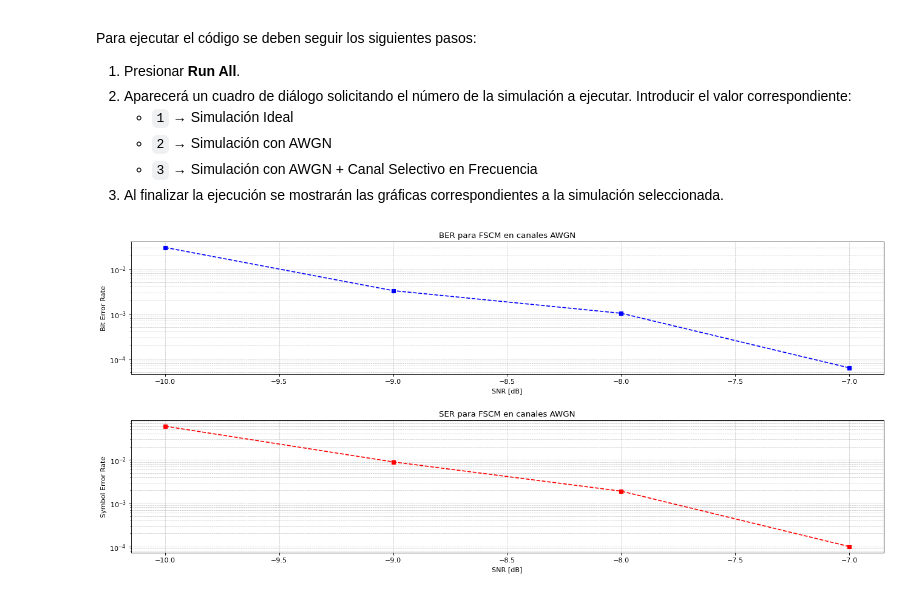
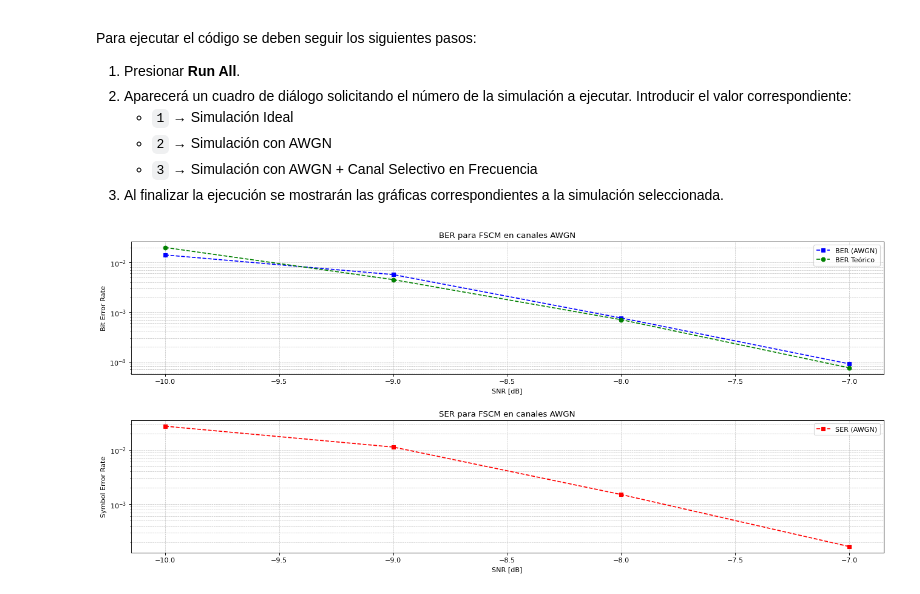
Before and after one commit to SantiagoAlasia/ProyectoIntegrador-ComDig, a Jupyter notebook: ProyectoIntegrador-ComDig.ipynb, the cells around one changed output. Saved outputs shown, nothing was run; the diff lists cells and outputs as text; code cells hidden in the pictures.

```diff
--- a/ProyectoIntegrador-ComDig.ipynb
+++ b/ProyectoIntegrador-ComDig.ipynb
@@ -317,21 +317,27 @@ def ruido_awgn(señal, snr_db):
 
     return  señal + ruido
 # %%
-def print_grafica_ber_ser(bers, sers, rango_snr_db):
+def print_grafica_ber_ser(bers, sers, rango_snr_db, bersTeo=None):
     plt.figure(figsize=(20,8), dpi= 80, facecolor='w', edgecolor='k')
     plt.subplot(2,1,1)
     plt.semilogy(rango_snr_db, bers, 's--b', label='BER (AWGN)')
+
+    if bersTeo is not None:
+        plt.semilogy(rango_snr_db, bersTeo, 'o--g', label='BER Teórico')
+
     plt.xlabel('SNR [dB]')
     plt.ylabel('Bit Error Rate')
     plt.title('BER para FSCM en canales AWGN')
-
     plt.grid(True, which='both', linestyle='--', linewidth=0.5)
+    plt.legend()
 
     plt.subplot(2,1,2)
     plt.semilogy(rango_snr_db, sers, 's--r', label='SER (AWGN)')
     plt.xlabel('SNR [dB]')
     plt.ylabel('Symbol Error Rate')
     plt.title('SER para FSCM en canales AWGN')
+    plt.grid(True, which='both', linestyle='--', linewidth=0.5)
+    plt.legend()
 
     plt.subplots_adjust(left=0.125,
                 bottom=0.1,
@@ -340,8 +346,6 @@ def print_grafica_ber_ser(bers, sers, rango_snr_db):
                 wspace=0.2,
                 hspace=0.35)
 
-    plt.grid(True, which='both', linestyle='--', linewidth=0.5)
-
     plt.show()
 # %% [markdown]
 ## CANAL SELECTIVO EN FRECUENCIA
@@ -598,42 +602,46 @@ elif tipoDeSimulacion == 2:
     BERS = np.zeros(4, dtype=float)   # Array de 4 BER, cada uno correspondiente a cada SNR del array rango_snr_db
     SERS = np.zeros(4, dtype=float)    # Array de 4 SER, cada uno correspondiente a cada SNR del array rango_snr_db
 
-    numSimulaciones = np.array([100, 1000, 10000, 100000])        # Cantidad de simulaciones por valor de SNR
+    BERS_T = np.array([0.02, 0.0045, 0.0007, 0.000075]) # Array de 4 BER mecionodos en el paper, cada uno correspondiente a cada SNR del array rango_snr_db
+
+    numSimulaciones = np.array([1000, 10000, 100000, 250000])        # Cantidad de simulaciones por valor de SNR
     i = 0
 
     for snr_db in tqdm(rango_snr_db, desc=">> Simulacion con Ruido AWGN"):
         SER, BER = simulacion_con_awgn(SF, BW, snr_db, numSimulaciones[i])
 
         SERS[i] = SER
         BERS[i] = BER
 
         i += 1
 
-    print_grafica_ber_ser(BERS, SERS, rango_snr_db)
+    print_grafica_ber_ser(BERS, SERS, rango_snr_db, BERS_T)
 
 elif tipoDeSimulacion == 3:
     ## Simulacion con canal selectivo en frecuencia
     SF = 7    # Spreading Factor para esta simulacion
     BW = 2 ** SF    # Ancho de banda, en el paper se define como 2 ** SF
     rango_snr_db = np.arange(-9, -2, 1)
 
-    BERS = np.zeros(7, dtype=float)   # Array de 4 BER, cada uno correspondiente a cada SNR del array rango_snr_db
-    SERS = np.zeros(7, dtype=float)    # Array de 4 SER, cada uno correspondiente a cada SNR del array rango_snr_db
+    BERS = np.zeros(7, dtype=float)   # Array de 7 BER, cada uno correspondiente a cada SNR del array rango_snr_db
+    SERS = np.zeros(7, dtype=float)    # Array de 7 SER, cada uno correspondiente a cada SNR del array rango_snr_db
 
-    numSimulaciones = np.array([100, 1000, 1000, 1000, 10000, 10000, 100000])        # Cantidad de simulaciones por valor de SNR
+    BERS_T = np.array([0.025, 0.01, 0.004, 0.0018, 0.00065, 0.0002, 0.00005]) # Array de 7 BER mecionodos en el paper, cada uno correspondiente a cada SNR del array rango_snr_db
+
+    numSimulaciones = np.array([1000, 10000, 10000, 10000, 100000, 100000, 250000])        # Cantidad de simulaciones por valor de SNR
     i = 0
 
     for snr_db in tqdm(rango_snr_db, desc=">> Simulacion con Canal Selectivo en Frecuencia"):
         SER, BER = simulacion_con_canal_selectivo(SF, BW, snr_db, numSimulaciones[i])
 
         SERS[i] = SER
         BERS[i] = BER
 
         i += 1
 
-    print_grafica_ber_ser(BERS, SERS, rango_snr_db)
+    print_grafica_ber_ser(BERS, SERS, rango_snr_db, BERS_T)
 
 else:
     print("Tipo de Simulacion No Valida...")
 # %% [output]
-[figure, old version]
+[figure, new version]
```
Also changed, not shown: parts of 2 cells of this notebook, 1 other file.
